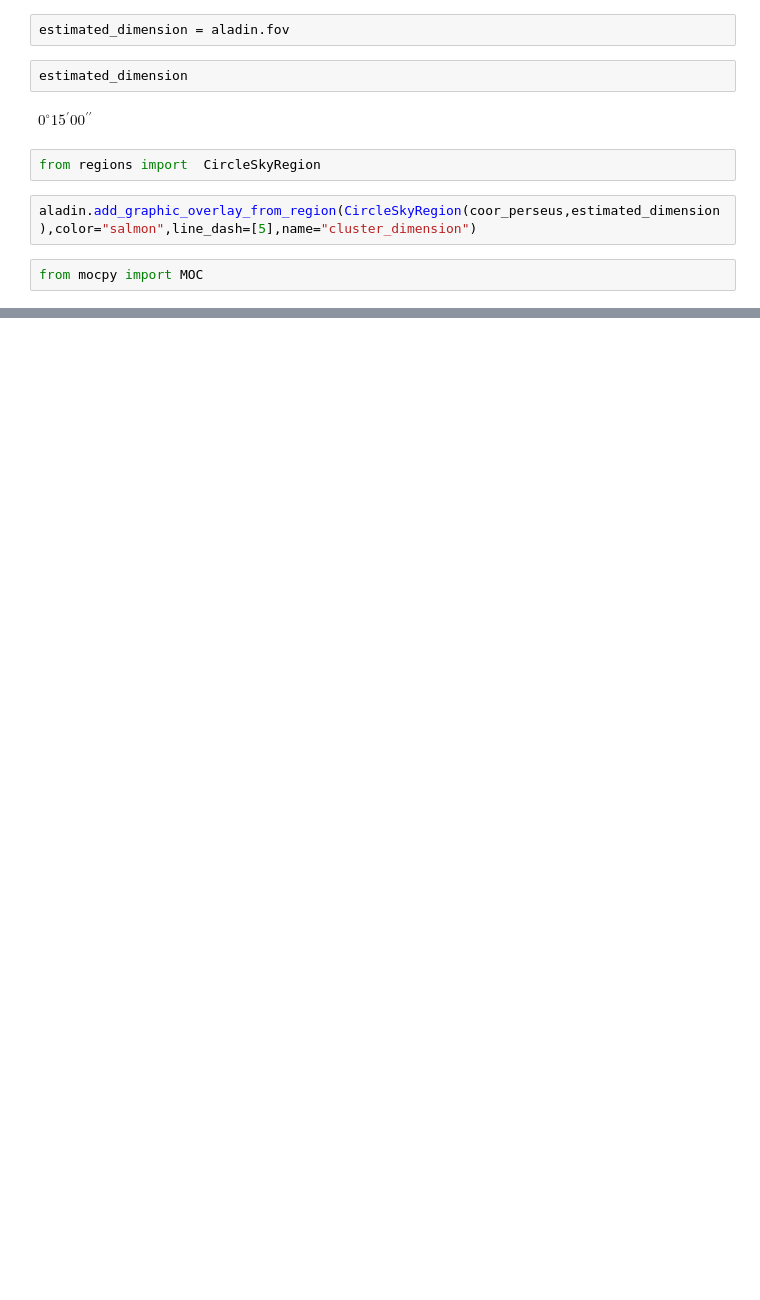
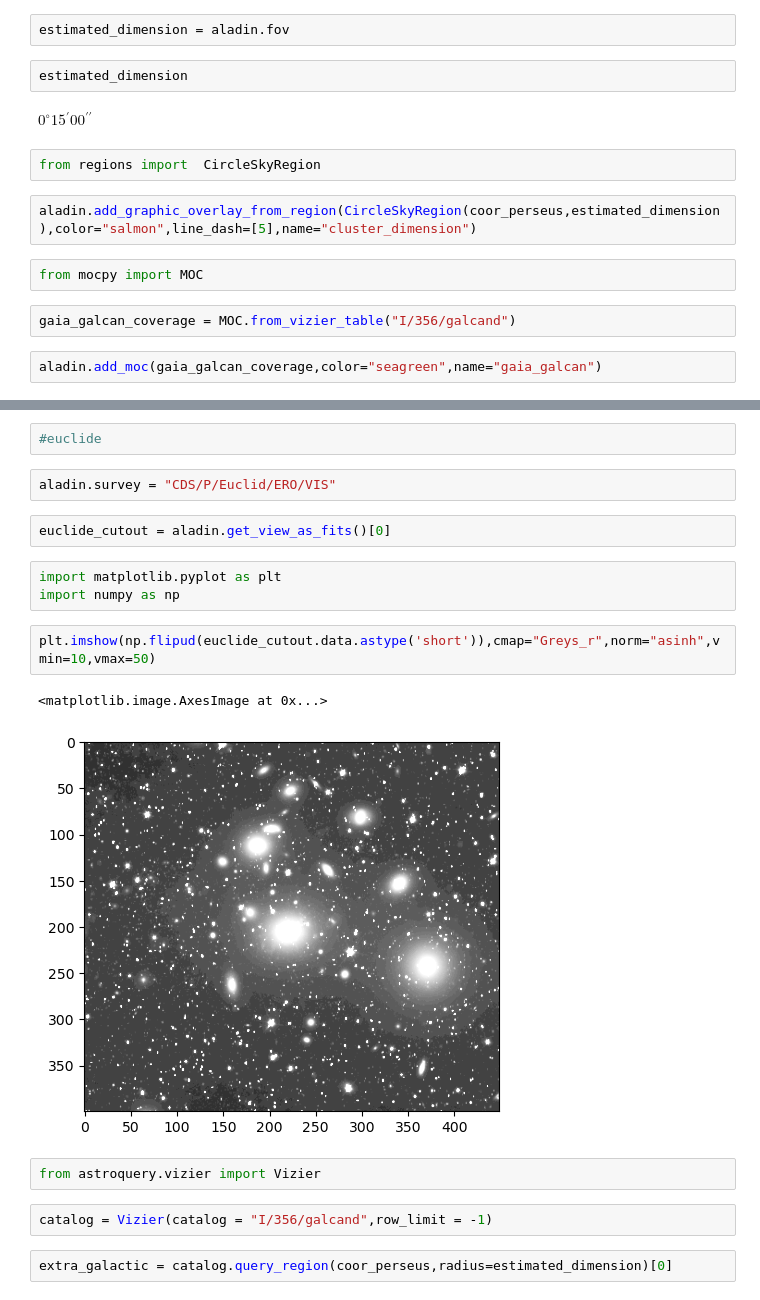
Before and after one commit to sylvielsstfr/CDSTools, a Jupyter notebook: notebooks/Learn_IPYAaladin.ipynb, the cells around one changed output, grey strips where cells are left out. Cells and saved outputs as stored; diff of their text form; blank space fills up the shorter version.

```diff
--- a/notebooks/Learn_IPYAaladin.ipynb
+++ b/notebooks/Learn_IPYAaladin.ipynb
@@ -42,3 +50,7 @@ from regions import  CircleSkyRegion
 aladin.add_graphic_overlay_from_region(CircleSkyRegion(coor_perseus,estimated_dimension),color="salmon",line_dash=[5],name="cluster_dimension")
 # %%
 from mocpy import MOC
+# %%
+gaia_galcan_coverage = MOC.from_vizier_table("I/356/galcand")
+# %%
+aladin.add_moc(gaia_galcan_coverage,color="seagreen",name="gaia_galcan")
@@ -44,0 +71,20 @@ from mocpy import MOC
+# %%
+#euclide
+# %%
+aladin.survey = "CDS/P/Euclid/ERO/VIS"
+# %%
+euclide_cutout = aladin.get_view_as_fits()[0]
+# %%
+import matplotlib.pyplot as plt
+import numpy as np
+# %%
+plt.imshow(np.flipud(euclide_cutout.data.astype('short')),cmap="Greys_r",norm="asinh",vmin=10,vmax=50)
+# %% [output]
+<matplotlib.image.AxesImage at 0x...>
+[figure, added]
+# %%
+from astroquery.vizier import Vizier
+# %%
+catalog = Vizier(catalog = "I/356/galcand",row_limit = -1)
+# %%
+extra_galactic = catalog.query_region(coor_perseus,radius=estimated_dimension)[0]
```
Also changed, not shown: parts of 10 cells of this notebook.
